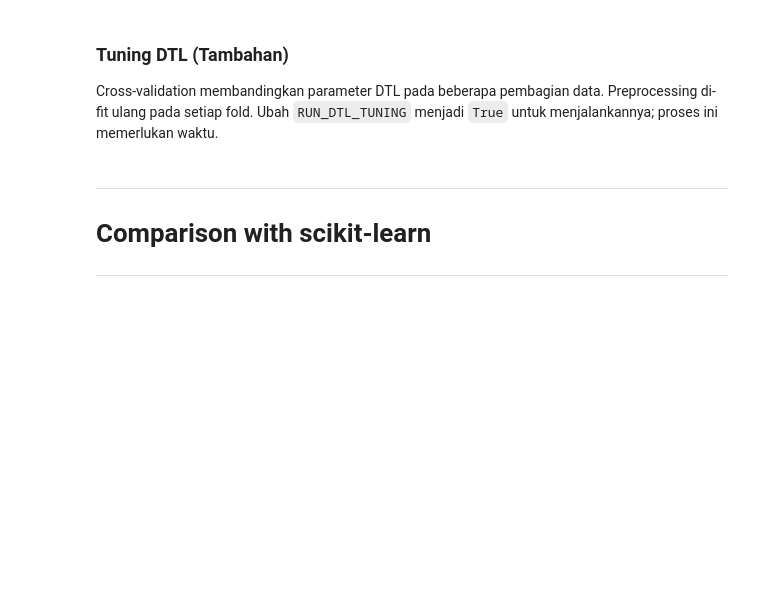
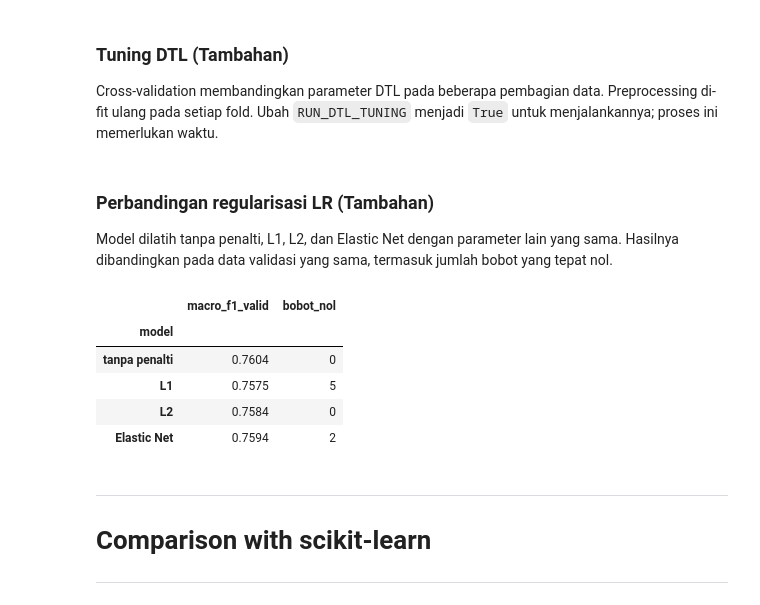
Before and after one commit to Alpaomega1136/IF3170_G31_KelompokDadakan, a Jupyter notebook: src/notebooks/IF3170_G31_KelompokDadakan.ipynb, the cells around one changed output. Saved outputs shown, nothing was run; the diff lists cells and outputs as text; code cells hidden in the pictures; blank space fills up the shorter version.

```diff
--- a/src/notebooks/IF3170_G31_KelompokDadakan.ipynb
+++ b/src/notebooks/IF3170_G31_KelompokDadakan.ipynb
@@ -521,7 +549,8 @@ Macro F1 adalah metrik utama kompetisi. Confusion matrix memperlihatkan jumlah p
 # %%
 for nama, model, X_model in [
     ("DTL", model_dtl, X_valid_siap),
-    ("SVM", model_svm, X_valid_svm),
+    ("LR", model_lr, X_valid_siap),
+    ("SVM", model_svm, X_valid_svm)
 ]:
     hasil, confusion = evaluate_model(model, X_model, y_valid)
     print(nama)
@@ -556,6 +619,33 @@ if RUN_DTL_TUNING:
         min_leaves=(1, 5), n_splits=3, seed=SEED
     )
     display(ringkasan_dtl.round(4))
+# %% [markdown]
+### Perbandingan regularisasi LR (Tambahan)
+
+Model dilatih tanpa penalti, L1, L2, dan Elastic Net dengan parameter lain yang sama. Hasilnya dibandingkan pada data validasi yang sama, termasuk jumlah bobot yang tepat nol.
+# %%
+konfigurasi_lr = {
+    "tanpa penalti": dict(penalty=None),
+    "L1": dict(penalty="l1", lam=1e-3),
+    "L2": dict(penalty="l2", lam=1e-3),
+    "Elastic Net": dict(penalty="elasticnet", lam=1e-3, l1_ratio=0.5),
+}
+baris = []
+for nama, cfg in konfigurasi_lr.items():
+    m = train_model(LogisticRegression(**{**param_lr, **cfg}), X_train_siap, y_train)
+    baris.append({
+        "model": nama,
+        "macro_f1_valid": f1_score(y_valid, m.predict(X_valid_siap), average="macro"),
+        "bobot_nol": int((m.b[1:] == 0).sum()),
+    })
+display(pd.DataFrame(baris).set_index("model").round(4))
+# %% [output]
+|  | macro_f1_valid | bobot_nol |
+| model |  |  |
+| tanpa penalti | 0.7604 | 0 |
+| L1 | 0.7575 | 5 |
+| L2 | 0.7584 | 0 |
+| Elastic Net | 0.7594 | 2 |
 # %% [markdown]
 ---
 
```
Also changed, not shown: parts of 15 cells of this notebook, 4 other files.
